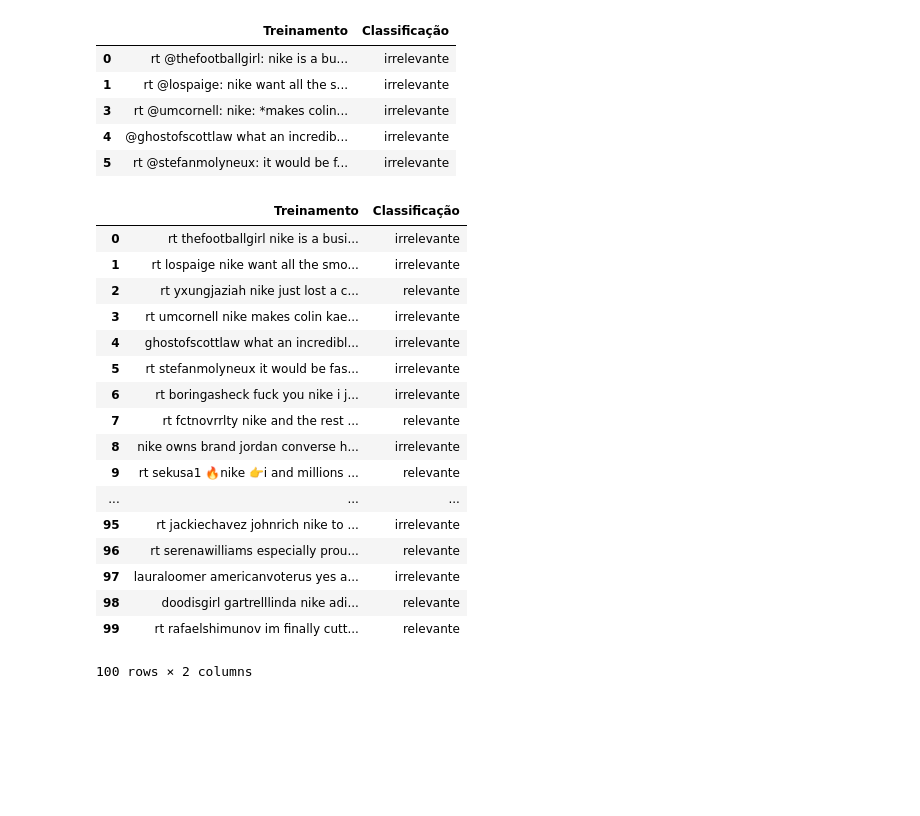
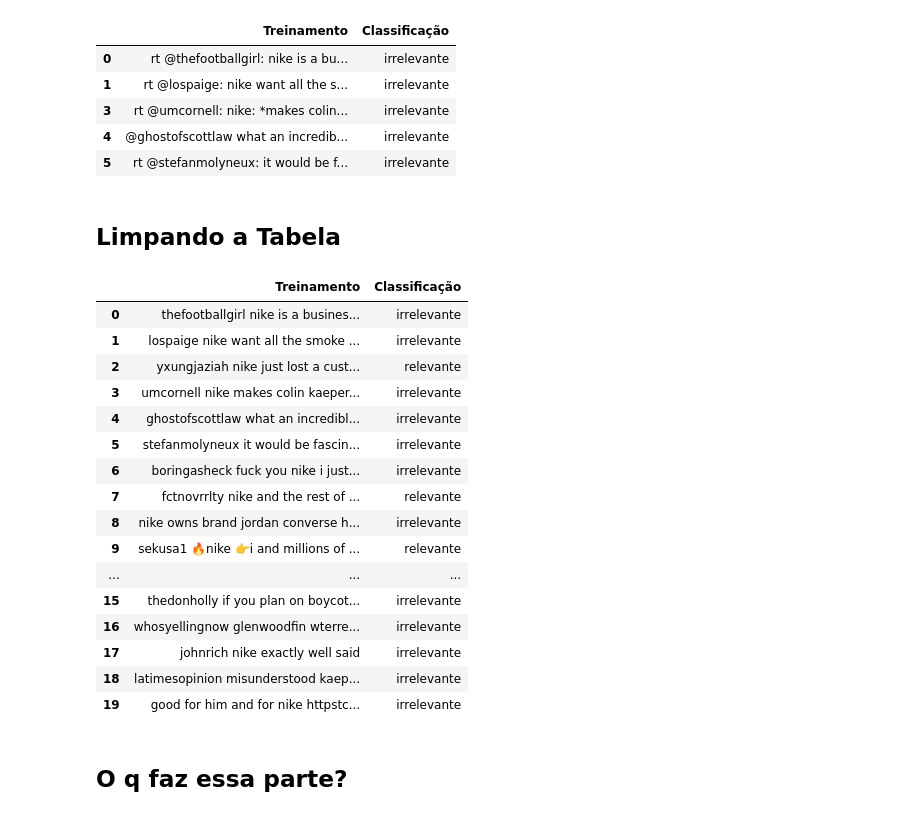
Before and after one commit to marianasabrantes/Projeto2, a Jupyter notebook: P2_gabriel-mariana.ipynb, the cells around one changed output. Saved outputs shown, nothing was run; the diff lists cells and outputs as text; code cells hidden in the pictures; blank space fills up the shorter version.

```diff
--- a/P2_gabriel-mariana.ipynb
+++ b/P2_gabriel-mariana.ipynb
@@ -50,46 +48,50 @@ ir.head()
+# %% [markdown]
+## Limpando a Tabela
 # %%
 at.Treinamento = at.Treinamento.str.replace(':', '', regex=False)
 at.Treinamento = at.Treinamento.str.replace('@', '', regex=False)
 at.Treinamento = at.Treinamento.str.replace('*', '', regex=False)
 at.Treinamento = at.Treinamento.str.replace('“', '', regex=False)
 at.Treinamento = at.Treinamento.str.replace('.', '', regex=False)
 at.Treinamento = at.Treinamento.str.replace(')', '', regex=False)
 at.Treinamento = at.Treinamento.str.replace('(', '', regex=False)
 at.Treinamento = at.Treinamento.str.replace('_', '', regex=False)
 at.Treinamento = at.Treinamento.str.replace(';', '', regex=False)
 at.Treinamento = at.Treinamento.str.replace(',', '', regex=False)
 at.Treinamento = at.Treinamento.str.replace('&', '', regex=False)
 at.Treinamento = at.Treinamento.str.replace('/', '', regex=False)
-#at.Treinamento = at.Treinamento.str.replace('\', '', regex=False)
 at.Treinamento = at.Treinamento.str.replace('#', '', regex=False)
 at.Treinamento = at.Treinamento.str.replace('%', '', regex=False)
 at.Treinamento = at.Treinamento.str.replace('$', '', regex=False)
 at.Treinamento = at.Treinamento.str.replace("'", '', regex=False)
 at.Treinamento = at.Treinamento.str.replace("!", '', regex=False)
 at.Treinamento = at.Treinamento.str.replace("?", '', regex=False)
 at.Treinamento = at.Treinamento.str.replace("-", '', regex=False)
 at.Treinamento = at.Treinamento.str.replace("+", '', regex=False)
 at.Treinamento = at.Treinamento.str.replace("=", '', regex=False)
-at.head(100)
+at.Treinamento = at.Treinamento.str.replace('rt', '', regex=False)
+#at.Treinamento = at.Treinamento.str.replace("|", '', regex=False)
+at.head(20)
 # %% [output]
 |  | Treinamento | Classificação |
-| 0 | rt thefootballgirl nike is a busi... | irrelevante |
-| 1 | rt lospaige nike want all the smo... | irrelevante |
-| 2 | rt yxungjaziah nike just lost a c... | relevante |
-| 3 | rt umcornell nike makes colin kae... | irrelevante |
+| 0 | thefootballgirl nike is a busines... | irrelevante |
+| 1 | lospaige nike want all the smoke ... | irrelevante |
+| 2 | yxungjaziah nike just lost a cust... | relevante |
+| 3 | umcornell nike makes colin kaeper... | irrelevante |
 | 4 | ghostofscottlaw what an incredibl... | irrelevante |
-| 5 | rt stefanmolyneux it would be fas... | irrelevante |
-| 6 | rt boringasheck fuck you nike i j... | irrelevante |
-| 7 | rt fctnovrrlty nike and the rest ... | relevante |
+| 5 | stefanmolyneux it would be fascin... | irrelevante |
+| 6 | boringasheck fuck you nike i just... | irrelevante |
+| 7 | fctnovrrlty nike and the rest of ... | relevante |
 | 8 | nike owns brand jordan converse h... | irrelevante |
-| 9 | rt sekusa1 🔥nike 👉i and millions ... | relevante |
+| 9 | sekusa1 🔥nike 👉i and millions of ... | relevante |
 | ... | ... | ... |
-| 95 | rt jackiechavez johnrich nike to ... | irrelevante |
-| 96 | rt serenawilliams especially prou... | relevante |
-| 97 | lauraloomer americanvoterus yes a... | irrelevante |
-| 98 | doodisgirl gartrelllinda nike adi... | relevante |
-| 99 | rt rafaelshimunov im finally cutt... | relevante |
+| 15 | thedonholly if you plan on boycot... | irrelevante |
+| 16 | whosyellingnow glenwoodfin wterre... | irrelevante |
+| 17 | johnrich nike exactly well said | irrelevante |
+| 18 | latimesopinion misunderstood kaep... | irrelevante |
+| 19 | good for him and for nike httpstc... | irrelevante |
-100 rows × 2 columns
+# %% [markdown]
+## O q faz essa parte?
 # %%
 lista = at.groupby('Classificação').apply(lambda grupo: grupo.Treinamento.tolist()).tolist()
 lista
```
Also changed, not shown: parts of 8 cells of this notebook, 1 other file.
